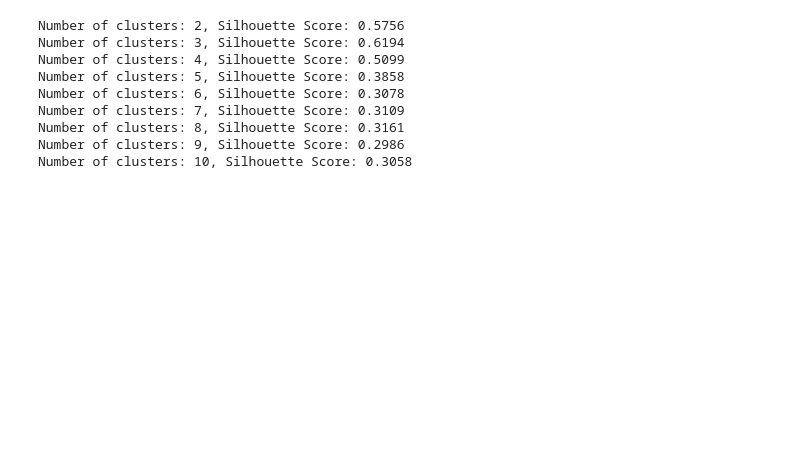
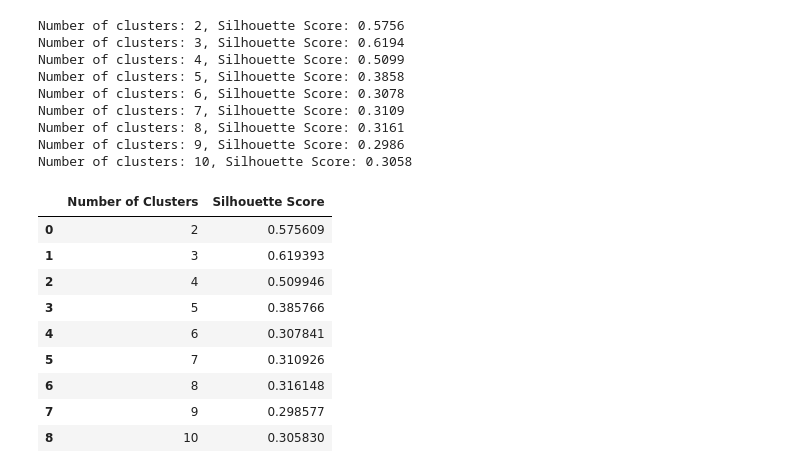
Before and after one commit to davidofitaly/05_clustering_projects, a Jupyter notebook: 02_hierarchical_clustering_project.ipynb, the cells around one changed output. Saved outputs shown, nothing was run; the diff lists cells and outputs as text; code cells hidden in the pictures; blank space fills up the shorter version.

```diff
--- a/02_hierarchical_clustering_project.ipynb
+++ b/02_hierarchical_clustering_project.ipynb
@@ -182,9 +184,23 @@ Number of clusters: 8, Silhouette Score: 0.3161
 Number of clusters: 9, Silhouette Score: 0.2986
 Number of clusters: 10, Silhouette Score: 0.3058
 # %%
+# Create a DataFrame to store the number of clusters and corresponding silhouette scores
 df_scores = pd.DataFrame({
     'Number of Clusters': range(2, 11),
     'Silhouette Score': silhouette_scores
 })
+
+df_scores
+# %% [output]
+|  | Number of Clusters | Silhouette Score |
+| 0 | 2 | 0.575609 |
+| 1 | 3 | 0.619393 |
+| 2 | 4 | 0.509946 |
+| 3 | 5 | 0.385766 |
+| 4 | 6 | 0.307841 |
+| 5 | 7 | 0.310926 |
+| 6 | 8 | 0.316148 |
+| 7 | 9 | 0.298577 |
+| 8 | 10 | 0.305830 |
 # %%
 px.line(df_scores, x='Number of Clusters', y='Silhouette Score', markers=True,
```
Also changed, not shown: parts of 4 cells of this notebook.
